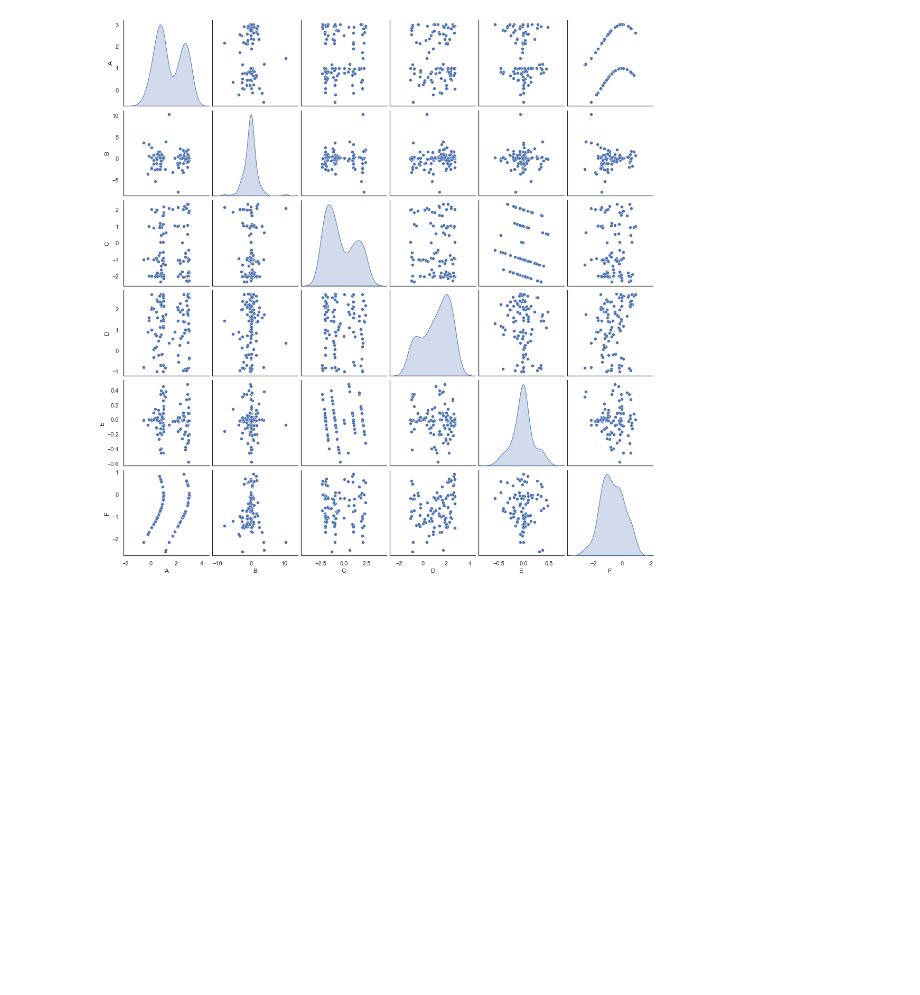
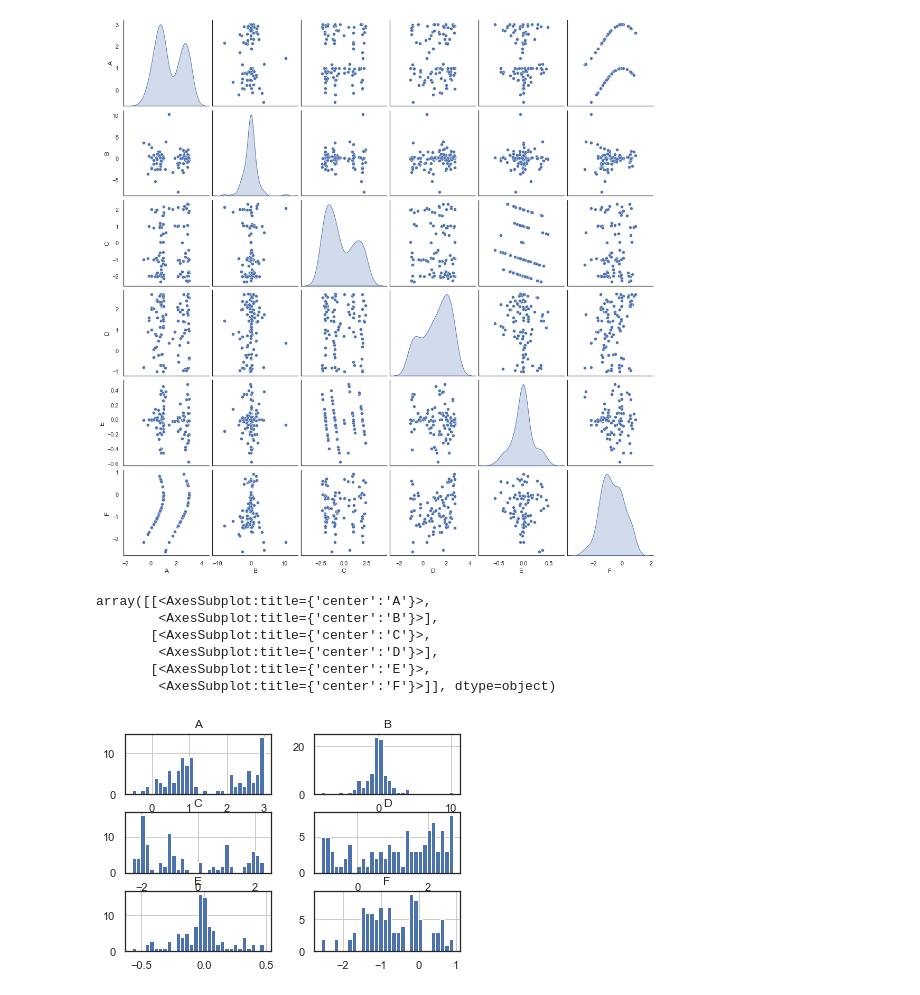
Before and after one commit to Maplewarrior/02463---Causality-project, a Jupyter notebook: 02463 Causality.ipynb, the cells around one changed output. Cells and saved outputs as stored; diff of their text form; code cells hidden in the pictures; blank space fills up the shorter version.

```diff
--- a/02463 Causality.ipynb
+++ b/02463 Causality.ipynb
@@ -79,3 +89,14 @@ sns.pairplot(data, kind="scatter", diag_kind="kde")
 plt.show()
 # %% [output]
 [figure]
+# %%
+# plot histograms
+data.hist(bins=30)
+# %% [output]
+array([[<AxesSubplot:title={'center':'A'}>,
+        <AxesSubplot:title={'center':'B'}>],
+       [<AxesSubplot:title={'center':'C'}>,
+        <AxesSubplot:title={'center':'D'}>],
+       [<AxesSubplot:title={'center':'E'}>,
+        <AxesSubplot:title={'center':'F'}>]], dtype=object)
+[figure, added]
```
Also changed, not shown: parts of 3 cells of this notebook.
